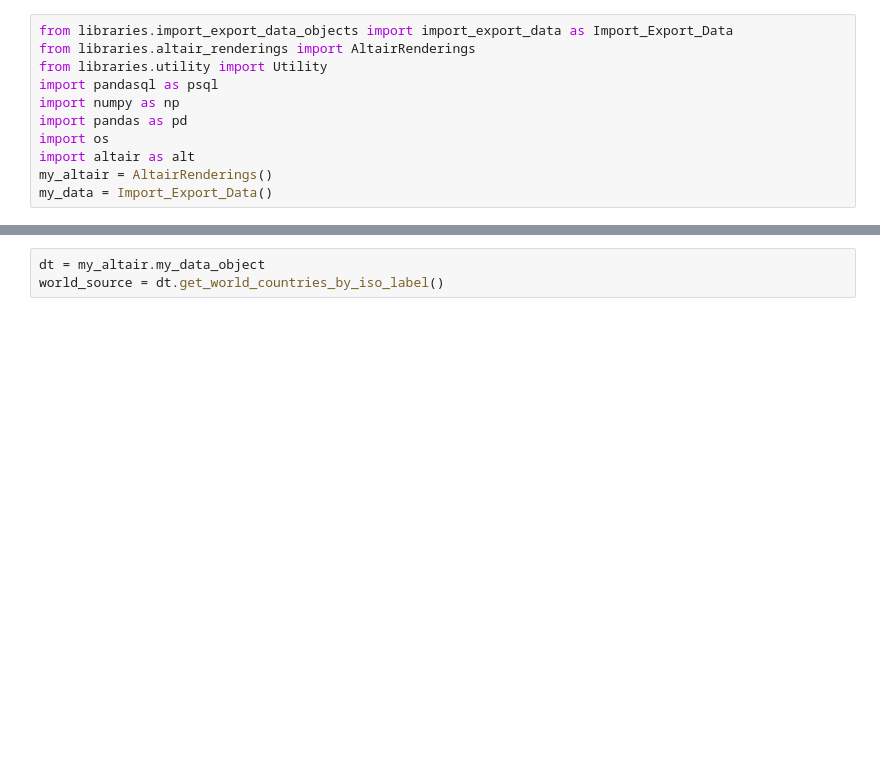
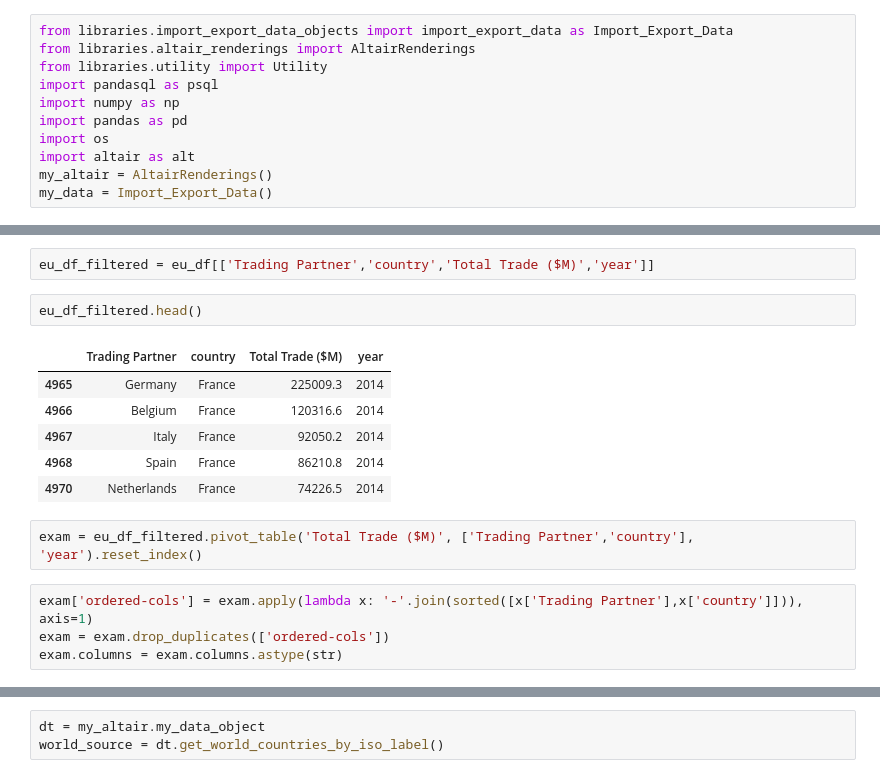
Before and after one commit to tuneman7/w209_spring_2022_thu_4_pm_team_4_web, a Jupyter notebook: eu_analysis_fz.ipynb, the cells around one changed output, grey strips where cells are left out. Saved outputs shown, nothing was run; the diff lists cells and outputs as text; blank space fills up the shorter version.

```diff
--- a/eu_analysis_fz.ipynb
+++ b/eu_analysis_fz.ipynb
@@ -32,0 +78,17 @@ my_altair.get_eu_domestic_trading_chart()
+# %%
+eu_df_filtered = eu_df[['Trading Partner','country','Total Trade ($M)','year']]
+# %%
+eu_df_filtered.head()
+# %% [output]
+|  | Trading Partner | country | Total Trade ($M) | year |
+| 4965 | Germany | France | 225009.3 | 2014 |
+| 4966 | Belgium | France | 120316.6 | 2014 |
+| 4967 | Italy | France | 92050.2 | 2014 |
+| 4968 | Spain | France | 86210.8 | 2014 |
+| 4970 | Netherlands | France | 74226.5 | 2014 |
+# %%
+exam = eu_df_filtered.pivot_table('Total Trade ($M)', ['Trading Partner','country'], 'year').reset_index()
+# %%
+exam['ordered-cols'] = exam.apply(lambda x: '-'.join(sorted([x['Trading Partner'],x['country']])), axis=1)
+exam = exam.drop_duplicates(['ordered-cols'])
+exam.columns = exam.columns.astype(str)
```
Also changed, not shown: parts of 12 cells of this notebook, 1 other file.
